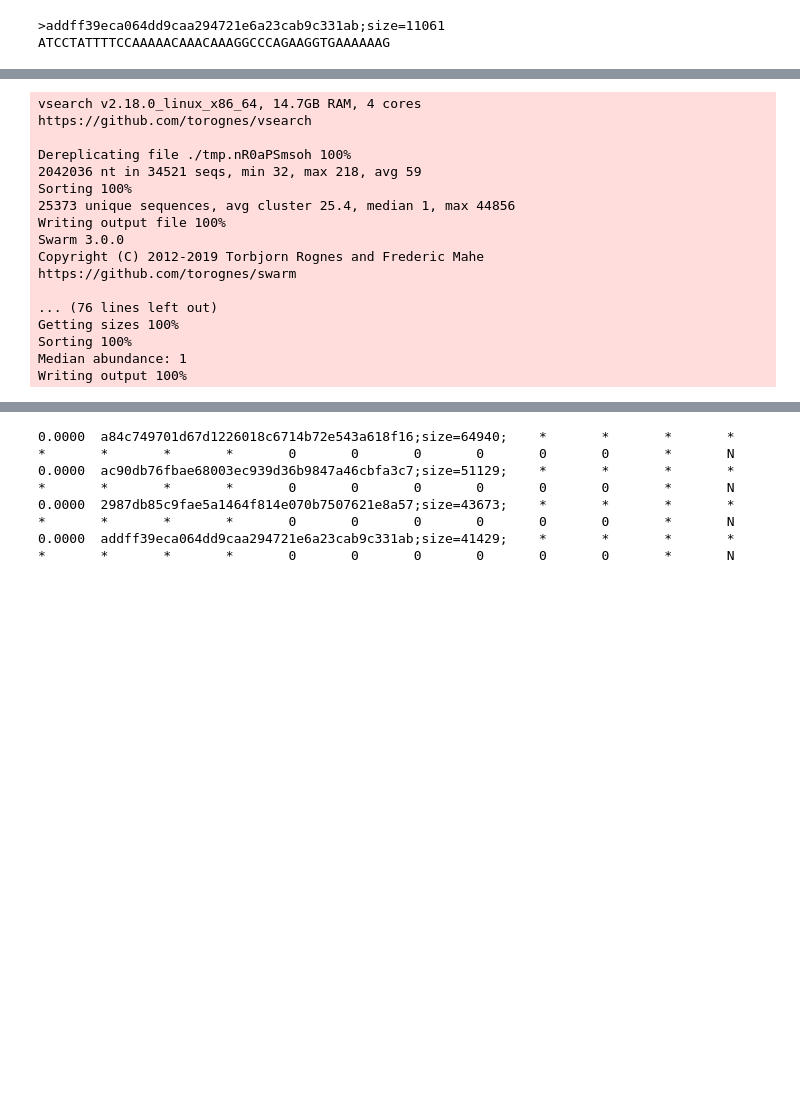
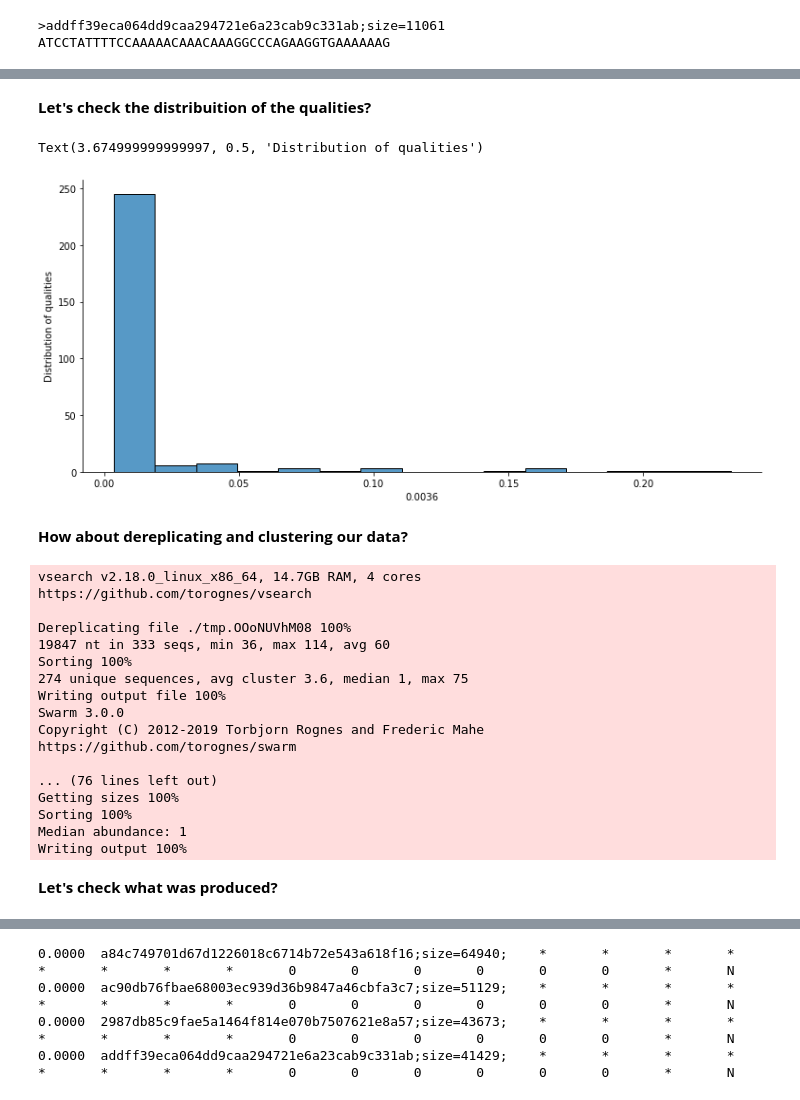
Before and after one commit to marlaux/METAPIPE_Workshop, a Jupyter notebook: metapipe-run.ipynb, the cells around one changed output, grey strips where cells are left out. Cells and saved outputs as stored; diff of their text form; code cells hidden in the pictures; blank space fills up the shorter version.

```diff
--- a/metapipe-run.ipynb
+++ b/metapipe-run.ipynb
@@ -451,14 +603,38 @@ ee1b8a77443ba3fdba9903c5ba69beb30799261b        0.0031  31
+# %% [markdown]
+**Let's check the distribuition of the qualities?**
+# %%
+# Import the necessary modules
+import matplotlib.pyplot as plt
+import seaborn as sns
+import pandas as pd
+
+# Initialize the lists for X and Y
+data = pd.read_csv('trnL_sub.qual', sep='\t')
+
+df = pd.DataFrame(data)
+
+# distribution (histogram) based on column 2 from file
+hist_plot = sns.displot(df.iloc[:, 1], bins=15)
+
+# show plot with custom width
+hist_plot.fig.set_figwidth(12)
+plt.ylabel("Distribution of qualities")
+# %% [output]
+Text(3.674999999999997, 0.5, 'Distribution of qualities')
+[figure, added]
+# %% [markdown]
+**How about dereplicating and clustering our data?**
 # %%
 %%bash
-./4_clustering_swarm_with_chim_filter.sh trnL /home/jupyter/METAPIPE-Notebooks/dereplicated
+./4_clustering_swarm_with_chim_filter.sh trnL /home/jupyter/METAPIPE_Workshop2021/dereplicated
 # %% [output]
 vsearch v2.18.0_linux_x86_64, 14.7GB RAM, 4 cores
 https://github.com/torognes/vsearch
 
-Dereplicating file ./tmp.nR0aPSmsoh 100%
-2042036 nt in 34521 seqs, min 32, max 218, avg 59
+Dereplicating file ./tmp.OOoNUVhM08 100%
+19847 nt in 333 seqs, min 36, max 114, avg 60
 Sorting 100%
-25373 unique sequences, avg cluster 25.4, median 1, max 44856
+274 unique sequences, avg cluster 3.6, median 1, max 75
 Writing output file 100%
 Swarm 3.0.0
 Copyright (C) 2012-2019 Torbjorn Rognes and Frederic Mahe
@@ -469,6 +645,8 @@ Getting sizes 100%
 Sorting 100%
 Median abundance: 1
 Writing output 100%
+# %% [markdown]
+**Let's check what was produced?**
 # %%
 %ls -lat | head
 # %% [output]
```
Also changed, not shown: parts of 112 cells of this notebook.
